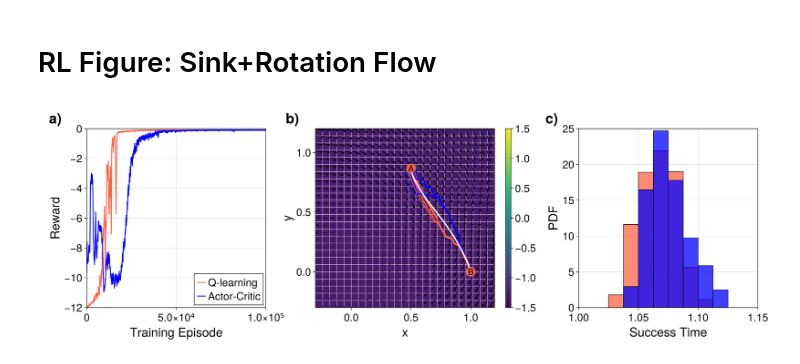
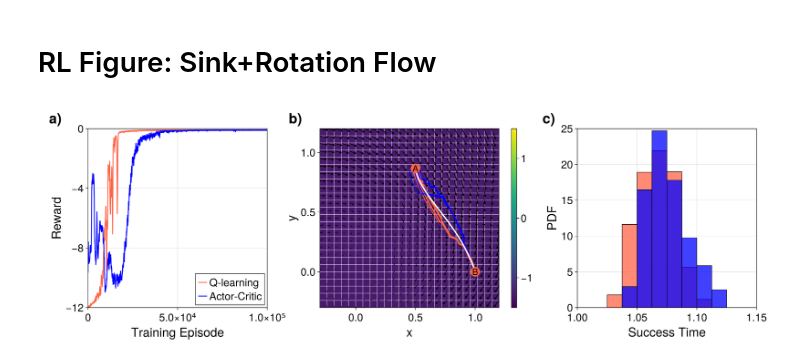
Before and after one commit to parfenyev/opt-navig, a Jupyter notebook: Reinforcement Learning/_Figures/Sink+Rotation FLow/Sink+Rotation Flow.ipynb, the cells around one changed output. Saved outputs shown, nothing was run; the diff lists cells and outputs as text; code cells hidden in the pictures.

```diff
--- a/Reinforcement Learning/_Figures/Sink+Rotation FLow/Sink+Rotation Flow.ipynb
+++ b/Reinforcement Learning/_Figures/Sink+Rotation FLow/Sink+Rotation Flow.ipynb
@@ -79,7 +79,7 @@ fig = Figure(size = (1650, 550), fontsize=24)
 ax1 = Axis(fig[1, 1],
     xlabel = "Training Episode", xlabelsize=28, xticklabelsize=24,
     ylabel = "Reward", ylabelsize=28, yticklabelsize=24,
-    aspect = 1, limits = ((0, 1.0*n_train), (-12, 0))
+    aspect = 1, limits = ((0, 1.0*n_train), (-12, 0)), yticks=[-12,-8,-4,0]
 )
 
 lines!(ax1, moving_average(q_data["r_tracks"],250), color=:tomato, label="Q-learning", linewidth=2)
@@ -112,7 +112,7 @@ ax2 = Axis(fig[1, 2],
 )
 
 hm = heatmap!(ax2, xs, ys, zs, colorrange=(-1.5, 1.5), colormap = :viridis, alpha=1.0)
-Colorbar(fig[1, 3], hm, ticklabelsize=24, tellheight=true)
+Colorbar(fig[1, 3], hm, ticklabelsize=24, tellheight=true, ticks=[-1,0,1])
 
 rowsize!(fig.layout, 1, ax2.scene.viewport[].widths[2])
 
@@ -137,31 +137,31 @@ text!(xB, yB, text = "B", align = (:center, :center), fontsize=20)
 
 Label(fig[1, 2, TopLeft()], "b)",
         fontsize = 32,
         font = :bold,
         padding = (0, 30, 5, 0),
         halign = :right)
 
 ####################################
 
 ax3 = Axis(fig[1, 4],
     xlabel = "Success Time", xlabelsize=28, xticklabelsize=24,
     ylabel = "PDF", ylabelsize=28, yticklabelsize=24,
     aspect = 1, limits = ((1.0, 1.15), (0,25)), xticks=[1, 1.05, 1.1, 1.15]
 )
 
 hist!(ax3, q_data["times_EV"], normalization = :pdf, bins=1.0:0.0125:1.15, strokewidth = 1,
         strokecolor = :black, color=(:tomato,0.75))
 
 hist!(ax3, ac_data["times_EV"], normalization = :pdf, bins=1.0:0.0125:1.15, strokewidth = 1,
         strokecolor = :black, color=(:blue, 0.75))
 
 Label(fig[1, 4, TopLeft()], "c)",
         fontsize = 32,
         font = :bold,
         padding = (0, 40, 5, 0),
         halign = :right)
 
 save("RL_sink_rotation_flow.pdf", fig)
 fig
 # %% [output]
-[figure, old version]
+[figure, new version]
```
Also changed, not shown: 5 other files.
